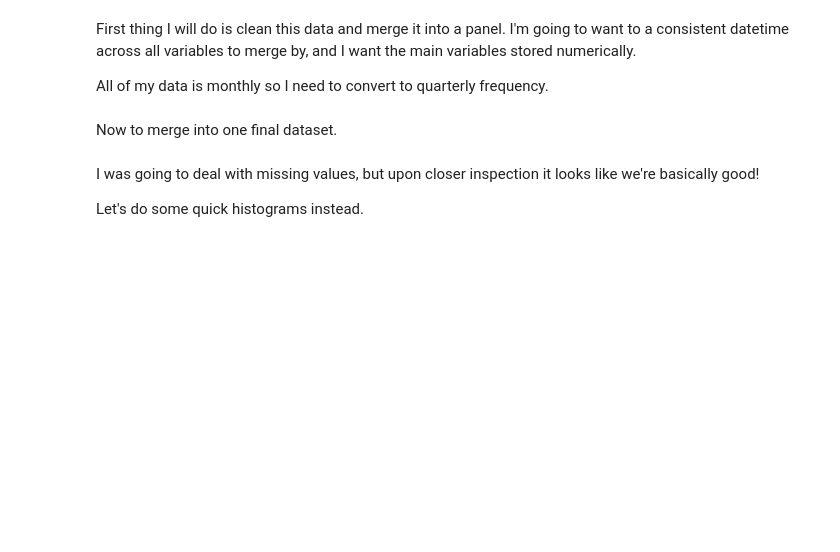
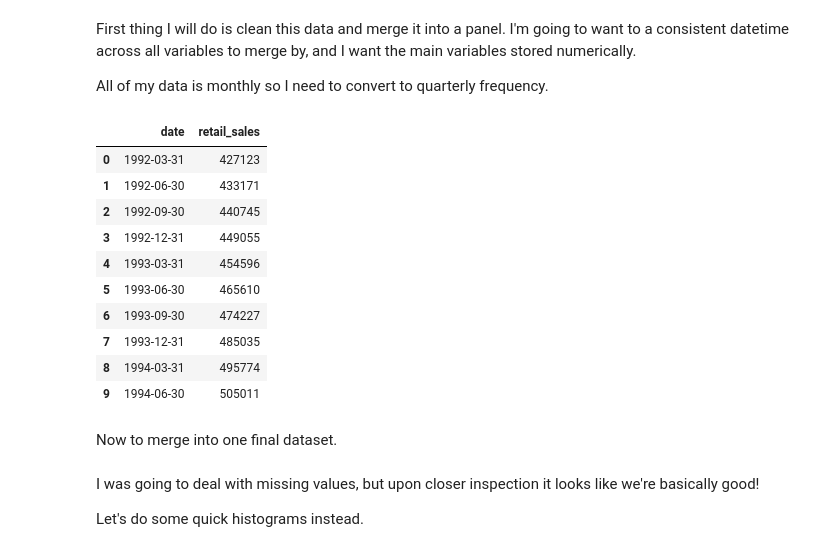
Before and after one commit to alejandrog-alt/6103-fall-25-Kennedy-Kuscu-Gomez, a Jupyter notebook: code/wpk_data_load.ipynb, the cells around one changed output. Cells and saved outputs as stored; diff of their text form; code cells hidden in the pictures; blank space fills up the shorter version.

```diff
--- a/code/wpk_data_load.ipynb
+++ b/code/wpk_data_load.ipynb
@@ -216,34 +224,64 @@ i_trade_q = i_trade_q[["date", "Value"]]
 i_trade_q.rename(columns={'Value': 'itrade'}, inplace=True)
 
 ### w_trade -----------------------------------------------
 w_trade["date"] = pd.to_datetime(w_trade["Period"], format="%b-%Y")
 w_trade = w_trade.set_index("date").sort_index()
 
 # sum across months to a quarterly freq
 w_trade_q = w_trade.resample("Q").sum()
 w_trade_q = w_trade_q.reset_index()
 
 w_trade_q = w_trade_q[["date", "Value"]]
 
 w_trade_q.rename(columns={'Value': 'wtrade'}, inplace=True)
 
 
 ### new houses sold  -------------------------------------------------
 new_houses_sold["date"] = pd.to_datetime(new_houses_sold["Date"], format="%b %Y")
 new_houses_sold = new_houses_sold.set_index("date").sort_index()
 houses_q = new_houses_sold.resample("QE").sum().reset_index()
 houses_q = houses_q[["date", "Thousands of homes sold per month"]]
 houses_q = houses_q.rename(columns={"Thousands of homes sold per month": "new_houses"})
 #houses_q.head(10)
 
 ### manufacturers new orders -----------------------------------------
 manufacturers["date"] = pd.to_datetime(manufacturers["observation_date"])
 manufacturers = manufacturers.set_index("date").sort_index()
 manufacturers_q = manufacturers["AMTMNO"].resample("QE").sum()
 manufacturers_q = manufacturers_q.reset_index()
 manufacturers_q = manufacturers_q.rename(columns={"AMTMNO": "new_orders"})
 manufacturers_q = manufacturers_q[["date", "new_orders"]]
-manufacturers_q.head(10)
+#manufacturers_q.head(10)
+
+### capacity utilization -----------------------------------------
+capacity_utilization["date"] = pd.to_datetime(capacity_utilization["observation_date"])
+capacity_utilization = capacity_utilization.set_index("date").sort_index()
+capacity_utilization_q = capacity_utilization["TCU"].resample("QE").mean()
+capacity_utilization_q = capacity_utilization_q.reset_index()
+capacity_utilization_q = capacity_utilization_q.rename(columns={"TCU": "cap_util"})
+capacity_utilization_q = capacity_utilization_q[["date", "cap_util"]]
+capacity_utilization_q.head(10)
+
+### advanced retail sales -----------------------------------------
+advanced_retail_sales["date"] = pd.to_datetime(advanced_retail_sales["observation_date"])
+advanced_retail_sales = advanced_retail_sales.set_index("date").sort_index()
+advanced_retail_sales_q = advanced_retail_sales["RSXFS"].resample("QE").sum()
+advanced_retail_sales_q = advanced_retail_sales_q.reset_index()
+advanced_retail_sales_q = advanced_retail_sales_q.rename(columns={"RSXFS": "retail_sales"})
+advanced_retail_sales_q = advanced_retail_sales_q[["date", "retail_sales"]]
+advanced_retail_sales_q.head(10)
+# %% [output]
+|  | date | retail_sales |
+| 0 | 1992-03-31 | 427123 |
+| 1 | 1992-06-30 | 433171 |
+| 2 | 1992-09-30 | 440745 |
+| 3 | 1992-12-31 | 449055 |
+| 4 | 1993-03-31 | 454596 |
+| 5 | 1993-06-30 | 465610 |
+| 6 | 1993-09-30 | 474227 |
+| 7 | 1993-12-31 | 485035 |
+| 8 | 1994-03-31 | 495774 |
+| 9 | 1994-06-30 | 505011 |
 # %% [markdown]
 Now to merge into one final dataset.
 # %%
```
Also changed, not shown: parts of 4 cells of this notebook, 3 other files.
